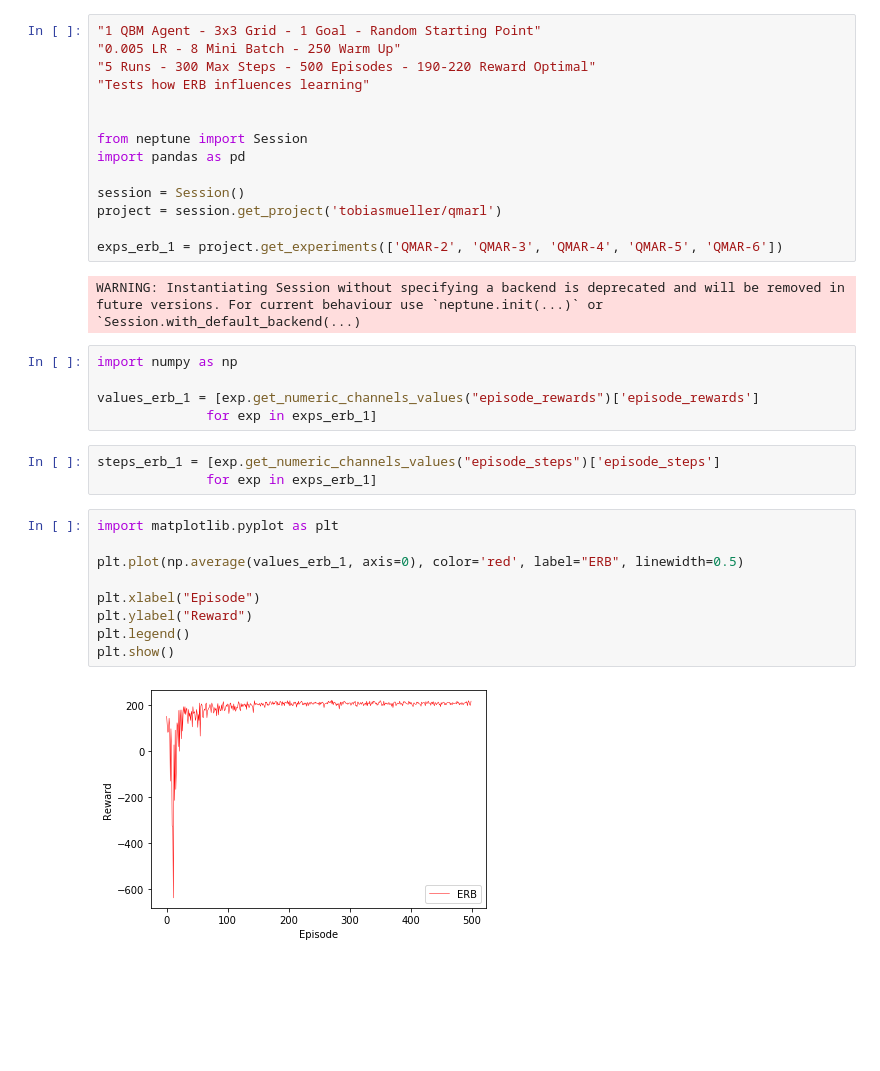
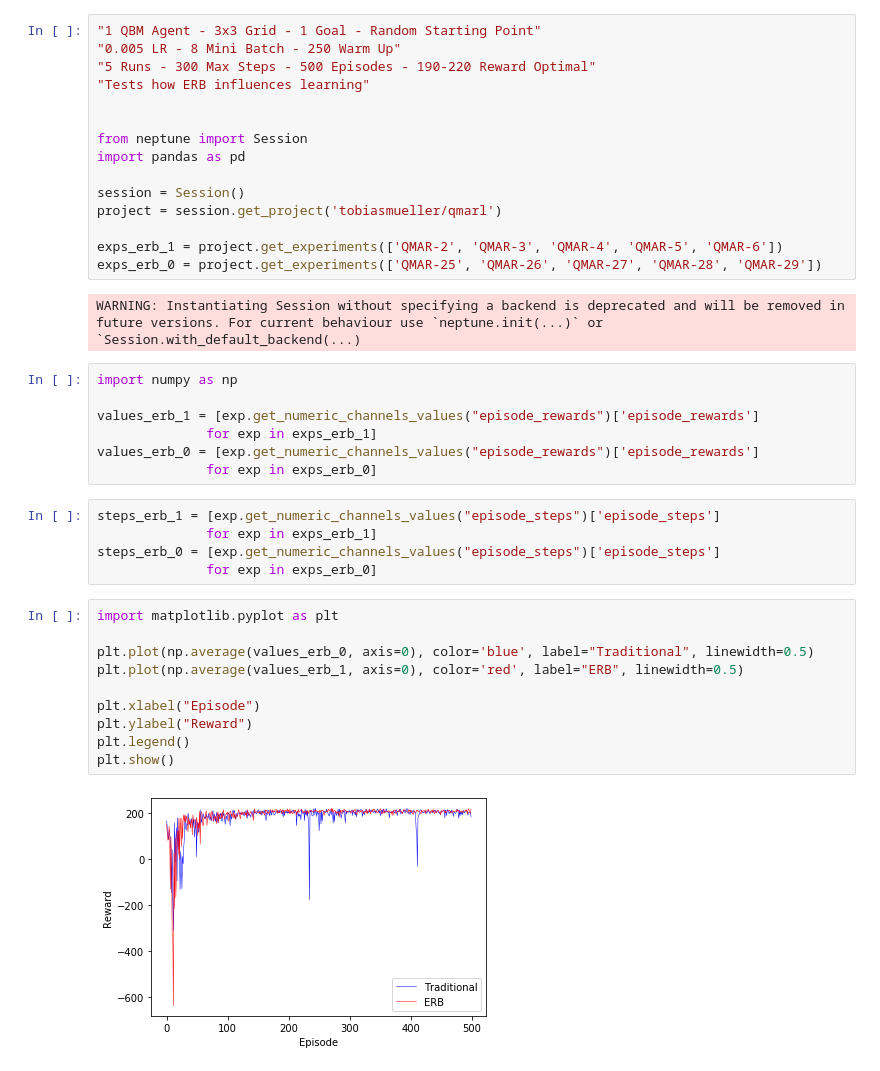
Before and after one commit to tm95/QBM_MARL, a Jupyter notebook: Single_Agent_3x3.ipynb, the cells around one changed output. Drawn from its saved outputs; the diff is of its cells as text; blank space fills up the shorter version.

```diff
--- a/Single_Agent_3x3.ipynb
+++ b/Single_Agent_3x3.ipynb
@@ -12,6 +12,7 @@ session = Session()
 project = session.get_project('tobiasmueller/qmarl')
 
 exps_erb_1 = project.get_experiments(['QMAR-2', 'QMAR-3', 'QMAR-4', 'QMAR-5', 'QMAR-6'])
+exps_erb_0 = project.get_experiments(['QMAR-25', 'QMAR-26', 'QMAR-27', 'QMAR-28', 'QMAR-29'])
 # %% [output]
 WARNING: Instantiating Session without specifying a backend is deprecated and will be removed in future versions. For current behaviour use `neptune.init(...)` or `Session.with_default_backend(...)
 # %%
@@ -19,18 +20,23 @@ import numpy as np
 
 values_erb_1 = [exp.get_numeric_channels_values("episode_rewards")['episode_rewards']
               for exp in exps_erb_1]
+values_erb_0 = [exp.get_numeric_channels_values("episode_rewards")['episode_rewards']
+              for exp in exps_erb_0]
 # %%
 steps_erb_1 = [exp.get_numeric_channels_values("episode_steps")['episode_steps']
               for exp in exps_erb_1]
+steps_erb_0 = [exp.get_numeric_channels_values("episode_steps")['episode_steps']
+              for exp in exps_erb_0]
 # %%
 import matplotlib.pyplot as plt
 
+plt.plot(np.average(values_erb_0, axis=0), color='blue', label="Traditional", linewidth=0.5)
 plt.plot(np.average(values_erb_1, axis=0), color='red', label="ERB", linewidth=0.5)
 
 plt.xlabel("Episode")
 plt.ylabel("Reward")
 plt.legend()
 plt.show()
 # %% [output]
-[figure, old version]
+[figure, new version]
 # %%
```
Also changed, not shown: parts of 1 cell of this notebook.
